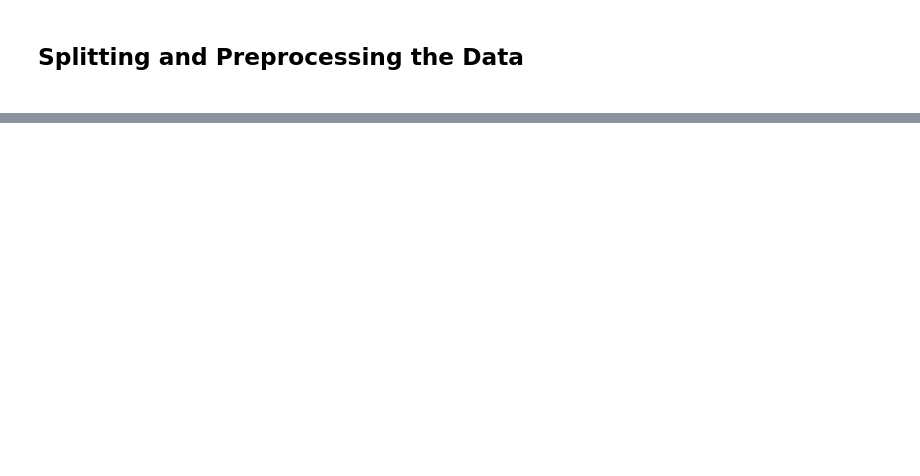
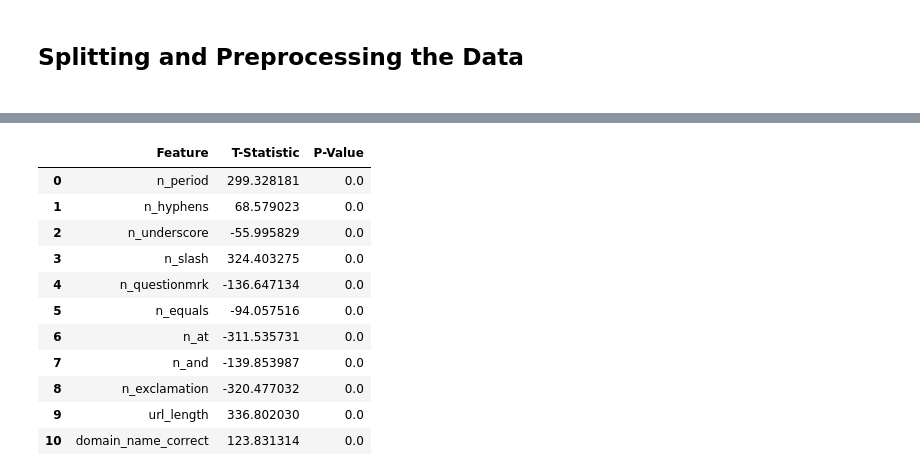
Before and after one commit to onoratoe/DS_Final_Project, a Jupyter notebook: Data_Classification.ipynb, the cells around one changed output, grey strips where cells are left out. Saved outputs shown, nothing was run; the diff lists cells and outputs as text; code cells hidden in the pictures; blank space fills up the shorter version.

```diff
--- a/Data_Classification.ipynb
+++ b/Data_Classification.ipynb
@@ -208,3 +195,27 @@ AUC: t-statistic = -85.94937311415222, p-value = 1.0984709322043184e-07
+# %%
+# conduct t-tests for each feature
+t_statistics = []
+p_values = []
+for col in df.columns[1:]:
+    t_statistic, p_value = stats.ttest_rel(df[col], df['status'])
+    t_statistics.append(t_statistic)
+    p_values.append(p_value)
+
+t_test_results = pd.DataFrame({ 'Feature': df.columns[1:], 'T-Statistic': t_statistics, 'P-Value': p_values })
+t_test_results.head(15)
+# %% [output]
+|  | Feature | T-Statistic | P-Value |
+| 0 | n_period | 299.328181 | 0.0 |
+| 1 | n_hyphens | 68.579023 | 0.0 |
+| 2 | n_underscore | -55.995829 | 0.0 |
+| 3 | n_slash | 324.403275 | 0.0 |
+| 4 | n_questionmrk | -136.647134 | 0.0 |
+| 5 | n_equals | -94.057516 | 0.0 |
+| 6 | n_at | -311.535731 | 0.0 |
+| 7 | n_and | -139.853987 | 0.0 |
+| 8 | n_exclamation | -320.477032 | 0.0 |
+| 9 | url_length | 336.802030 | 0.0 |
+| 10 | domain_name_correct | 123.831314 | 0.0 |
 # %%
 # figure out what the best features are for each model, then print out the top 3 features
 logistic_model.fit(X, y)
```
Also changed, not shown: parts of 10 cells of this notebook, 2 other files.
